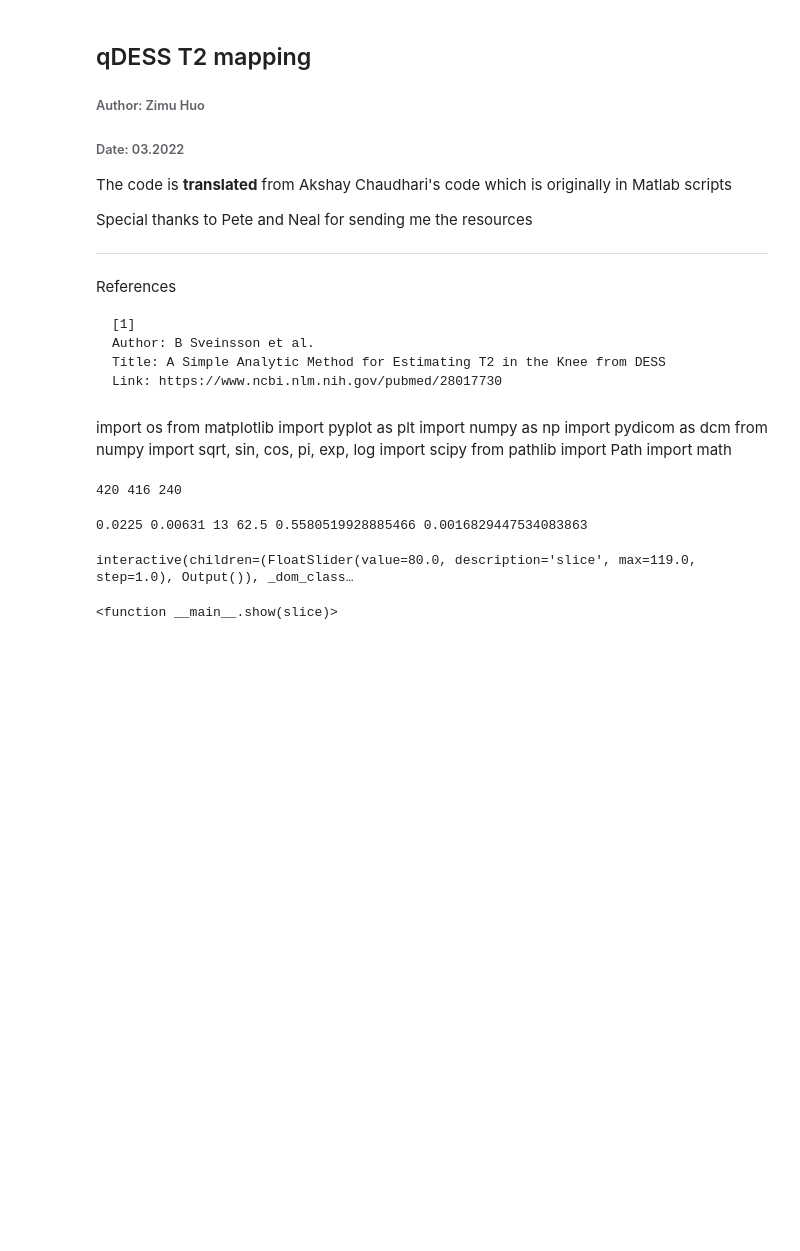
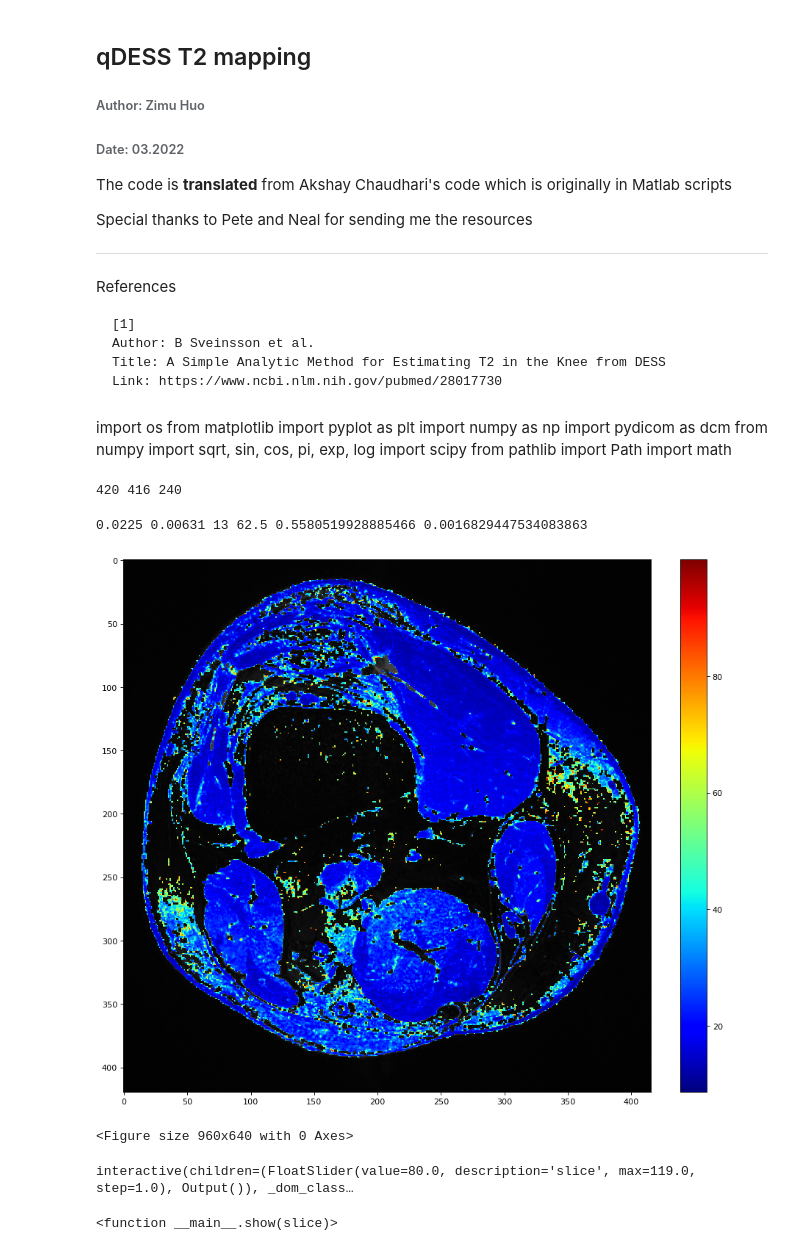
Before and after one commit to ZimuHuo/MRI-steady-state-sequence-simulation, a Jupyter notebook: qDESS.ipynb, the cells around one changed output. Saved outputs shown, nothing was run; the diff lists cells and outputs as text; code cells hidden in the pictures; blank space fills up the shorter version.

```diff
--- a/qDESS.ipynb
+++ b/qDESS.ipynb
@@ -82,12 +82,22 @@ t2map = (-2000*(TR-TE)/(log(abs(ratio)/k)+c1));
 
 t2map[t2map <=0] = np.NaN;
 t2map[t2map > 100] = np.NaN;
+# %%
+i = 80
+plt.figure(figsize=(16, 12), dpi=80)
+plt.imshow(images[:,:,i],cmap = 'gray')
+tf = plt.imshow(t2map[:,:,i], cmap ='jet')
+plt.colorbar(tf, fraction=0.046, pad=0.04)
+plt.show()
+# %% [output]
+[figure, added]
 # %%
 from ipywidgets import interact, interactive, fixed, interact_manual
 import ipywidgets as widgets
 
+plt.figure(figsize=(12, 8), dpi=80)
 def show(slice):
-    plt.figure(figsize=(12, 8), dpi=80)
+
     slice = int(slice)
     plt.imshow(images[:,:,slice],cmap = 'gray')
     tf = plt.imshow(t2map[:,:,slice], cmap ='jet')
@@ -98,5 +108,6 @@ interact(show, slice = widgets.FloatSlider(value=80,
                                                max=119,
                                                step=1))
 # %% [output]
-interactive(children=(FloatSlider(value=80.0, description='slice', max=119.0, step=1.0), Output()), _dom_class…
+<Figure size 960x640 with 0 Axes>
-<function __main__.show(slice)>
+interactive(children=(FloatSlider(value=80.0, description='slice', max=119.0, step=1.0), Output()), _dom_class…
+<function __main__.show(slice)>
```
